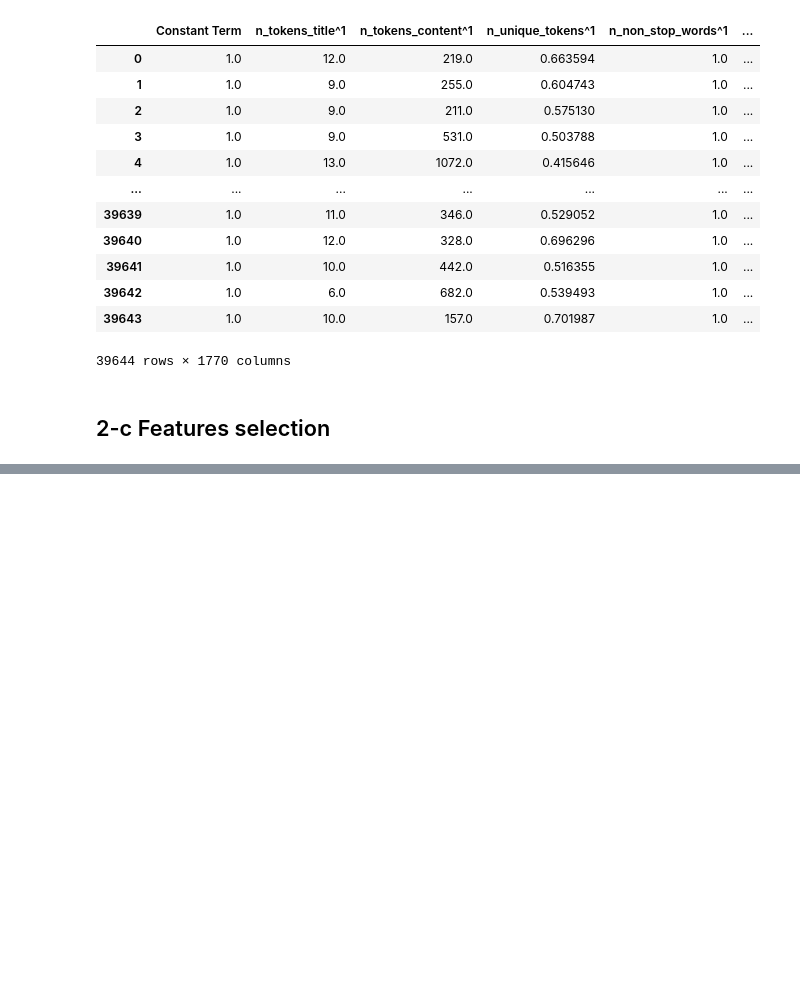
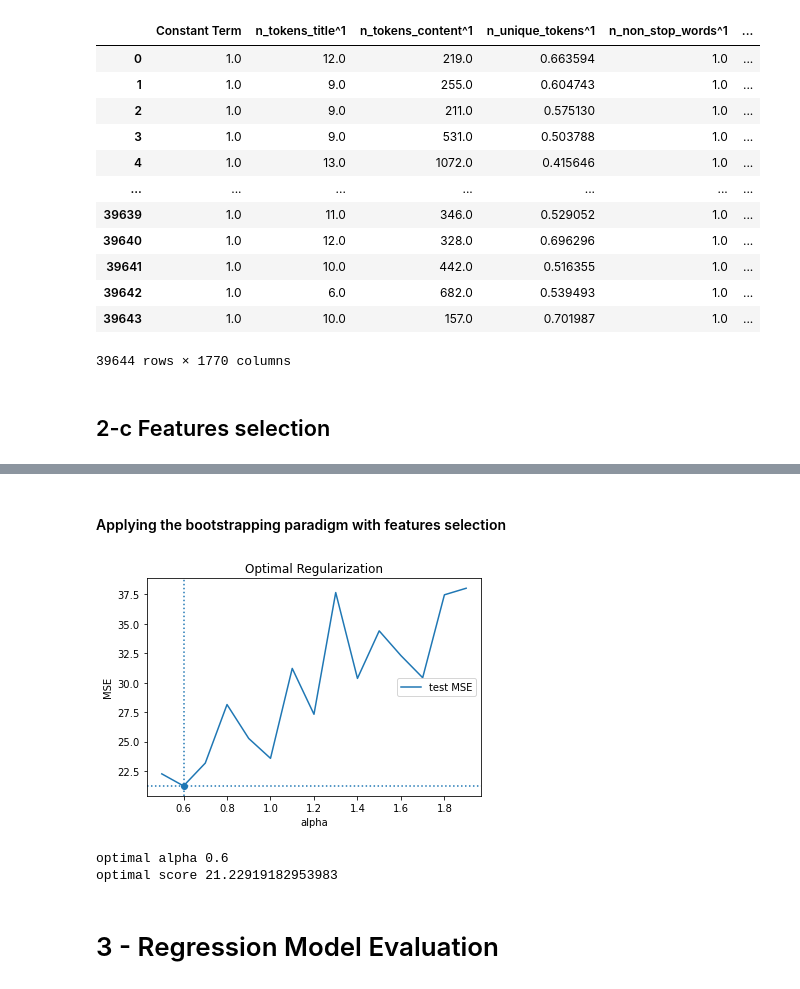
Before and after one commit to kth0522/Online-News-Popularity-Prediction, a Jupyter notebook: prototype.ipynb, the cells around one changed output, grey strips where cells are left out. Saved outputs shown, nothing was run; the diff lists cells and outputs as text; code cells hidden in the pictures; blank space fills up the shorter version.

```diff
--- a/prototype.ipynb
+++ b/prototype.ipynb
@@ -209,0 +201,35 @@ plt.close()
+# %% [markdown]
+#### Applying the bootstrapping paradigm with features selection
+# %%
+test_scores = []
+for alpha in tqdm(alphas):
+    sampled_score = []
+    for i in tqdm(range(350)):
+        model = Lasso(alpha=alpha)
+        X_resampled, y_resampled = resample(X_polynomial, y, n_samples=100)
+        model.fit(X_resampled, y_resampled)
+        y_pred = model.predict(X_resampled)
+        sampled_score.append(met.mean_squared_error(y_resampled, y_pred))
+    test_scores.append(np.mean(sampled_score))
+
+optimal_alpha = alphas[np.argmin(test_scores)]
+optimal_score = np.min(test_scores)
+plt.plot(alphas, test_scores, "-", label="test MSE")
+plt.axhline(optimal_score, linestyle=':')
+plt.axvline(optimal_alpha, linestyle=':')
+plt.scatter(optimal_alpha, optimal_score)
+plt.title("Optimal Regularization")
+plt.ylabel('MSE')
+plt.xlabel('alpha')
+plt.legend()
+plt.show()
+# %% [output]
+[figure, added]
+# %%
+print("optimal alpha", optimal_alpha)
+print("optimal score", optimal_score)
+# %% [output]
+optimal alpha 0.6
+optimal score 21.22919182953983
+# %% [markdown]
+# 3 - Regression Model Evaluation
```
Also changed, not shown: parts of 60 cells of this notebook.
